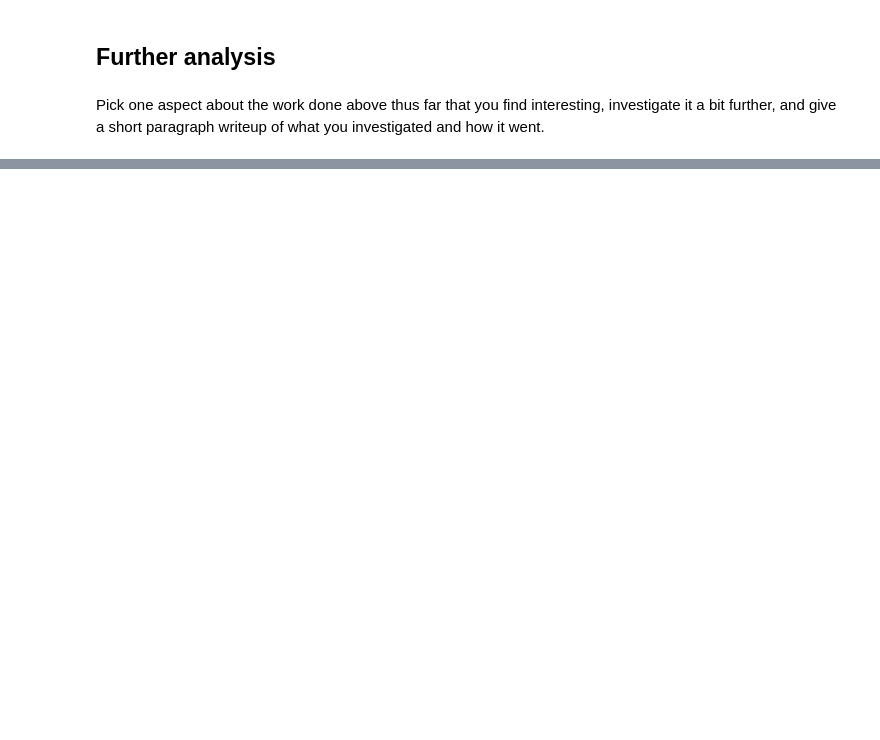
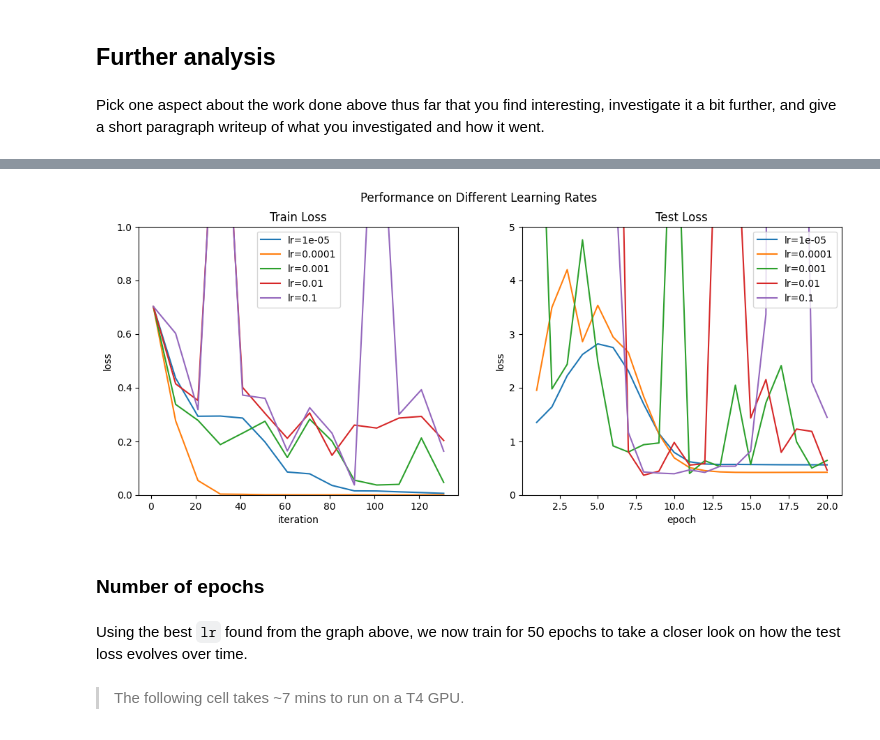
Before and after one commit to jaredliw/ioai-tsp-2025, a Jupyter notebook: lab1/finetuning_resnet.ipynb, the cells around one changed output, grey strips where cells are left out. Drawn from its saved outputs; the diff is of its cells as text; code cells hidden in the pictures; blank space fills up the shorter version.

```diff
--- a/lab1/finetuning_resnet.ipynb
+++ b/lab1/finetuning_resnet.ipynb
@@ -28,0 +355,6 @@ Pick one aspect about the work done above thus far that you find interesting, in
+# %%
+clfx = BinaryImageClassifier(lr=0.001, pretrained=False)
+clfx.train_loader = clfx.load_data("./train", 0, 400)
+clfx.test_loader = clfx.load_data("./train", 400, 500)
+
+len(clfx.train_loader.sampler), len(clfx.test_loader.sampler)
@@ -28,0 +373,9 @@ Pick one aspect about the work done above thus far that you find interesting, in
+# %%
+his = []
+for lr_exp in range(-5, 0):
+    clfx.l2_penalty = 0
+    clfx.lr = 10 ** lr_exp
+    print(f"Experimenting lr={clfx.lr}...")
+
+    clfx.fit(20)
+    his.append((clfx.lr, clfx.train_loss_history, clfx.test_loss_history))
@@ -28,0 +388,32 @@ Pick one aspect about the work done above thus far that you find interesting, in
+# %%
+granularity = 10
+fig, axes = plt.subplots(1, 2, figsize=(13, 5))
+fig.suptitle("Performance on Different Learning Rates")
+
+# Left graph
+ax0 = axes[0]
+for lr, train_loss, _ in his:
+    ax0.plot(range(1, len(train_loss[::granularity]) * granularity + 1, granularity), train_loss[::granularity], label=f"lr={lr}")
+ax0.set_xlabel("iteration")
+ax0.set_ylabel("loss")
+ax0.set_title("Train Loss")
+ax0.set_ylim(0, 1)
+ax0.legend()
+
+# Right graph
+ax1 = axes[1]
+for lr, _, test_loss in his:
+    ax1.plot(range(1, len(test_loss) + 1), test_loss, label=f"lr={lr}")
+ax1.set_xlabel("epoch")
+ax1.set_ylabel("loss")
+ax1.set_title("Test Loss")
+ax1.set_ylim(0, 5)
+ax1.legend();
+# %% [output]
+[figure, added]
+# %% [markdown]
+### Number of epochs
+# %% [markdown]
+Using the best `lr` found from the graph above, we now train for 50 epochs to take a closer look on how the test loss evolves over time.
+# %% [markdown]
+> The following cell takes ~7 mins to run on a T4 GPU.
```
Also changed, not shown: parts of 48 cells of this notebook.
